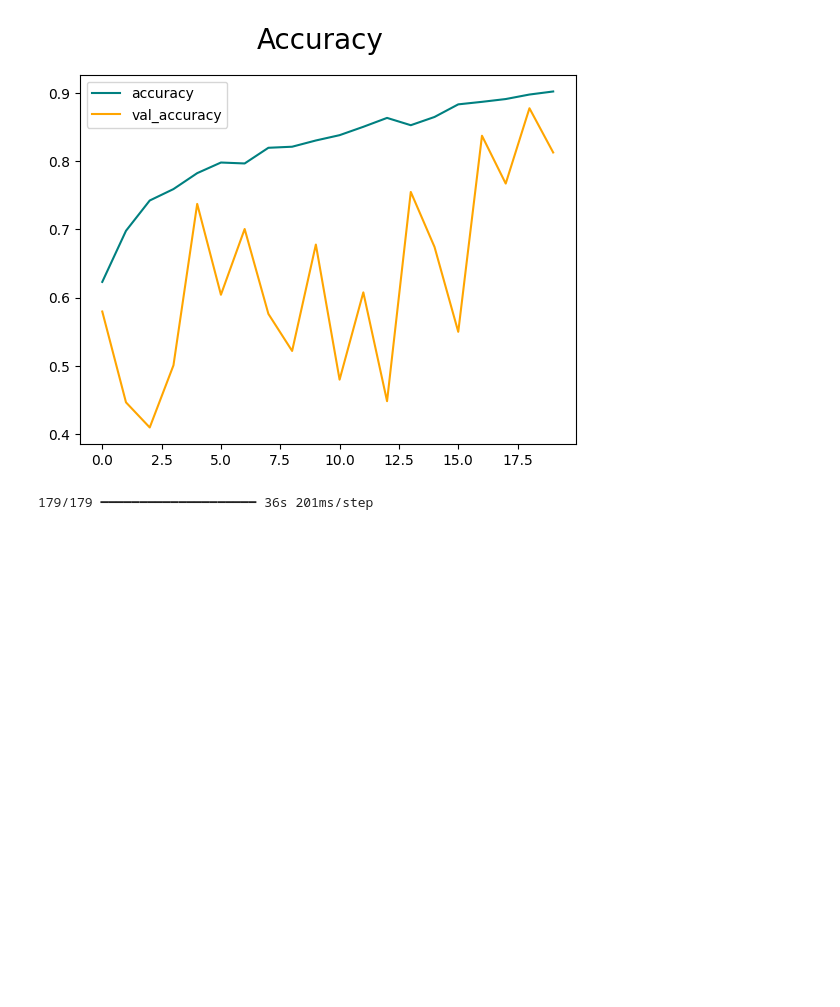
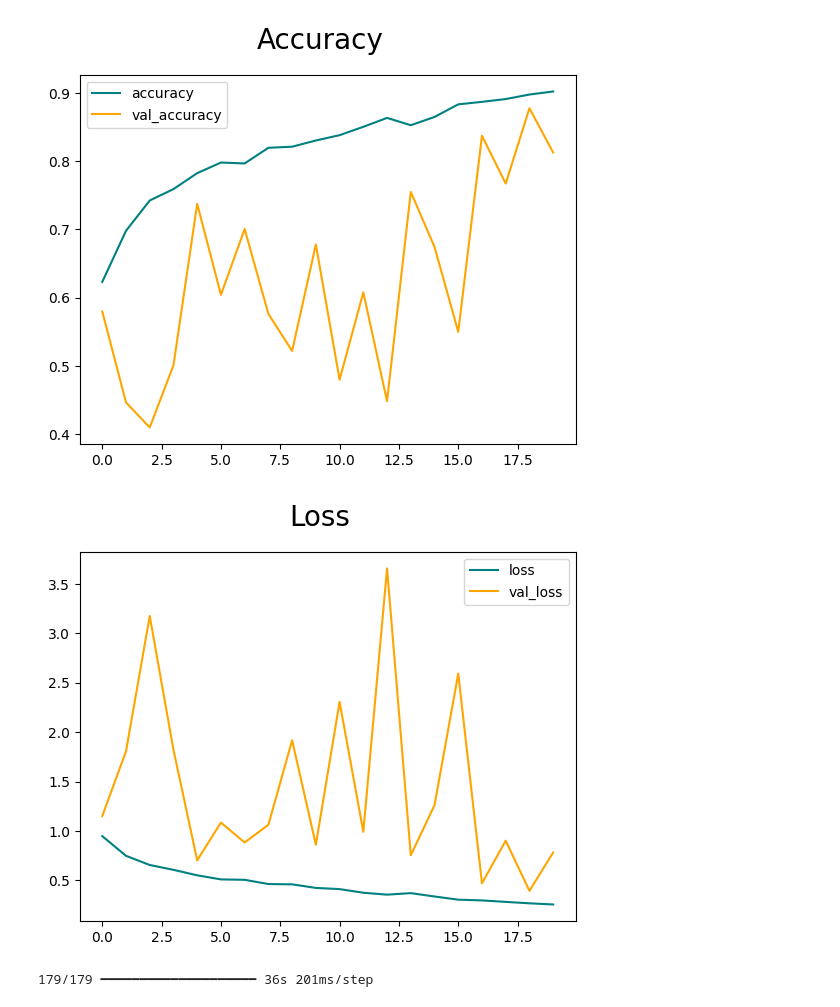
Before and after one commit to savindumahasen/MRI-Brain-Tumor-Classification, a Jupyter notebook: BrainTumorClassification.ipynb, the cells around one changed output. Drawn from its saved outputs; the diff is of its cells as text; code cells hidden in the pictures; blank space fills up the shorter version.

Commit message:
Plot the loss and validation loss

```diff
--- a/BrainTumorClassification.ipynb
+++ b/BrainTumorClassification.ipynb
@@ -237,6 +237,16 @@ plt.legend()
 plt.show()
 # %% [output]
 [figure]
+# %%
+## plot the  loss  and  validation_loss
+fig=plt.figure()
+plt.plot(history.history['loss'], color='teal',label='loss')
+plt.plot(history.history['val_loss'], color='orange', label='val_loss')
+plt.suptitle('Loss', fontsize=20)
+plt.legend()
+plt.show()
+# %% [output]
+[figure, added]
 # %%
 ## Test the model using fresh test data
 # %%
```
